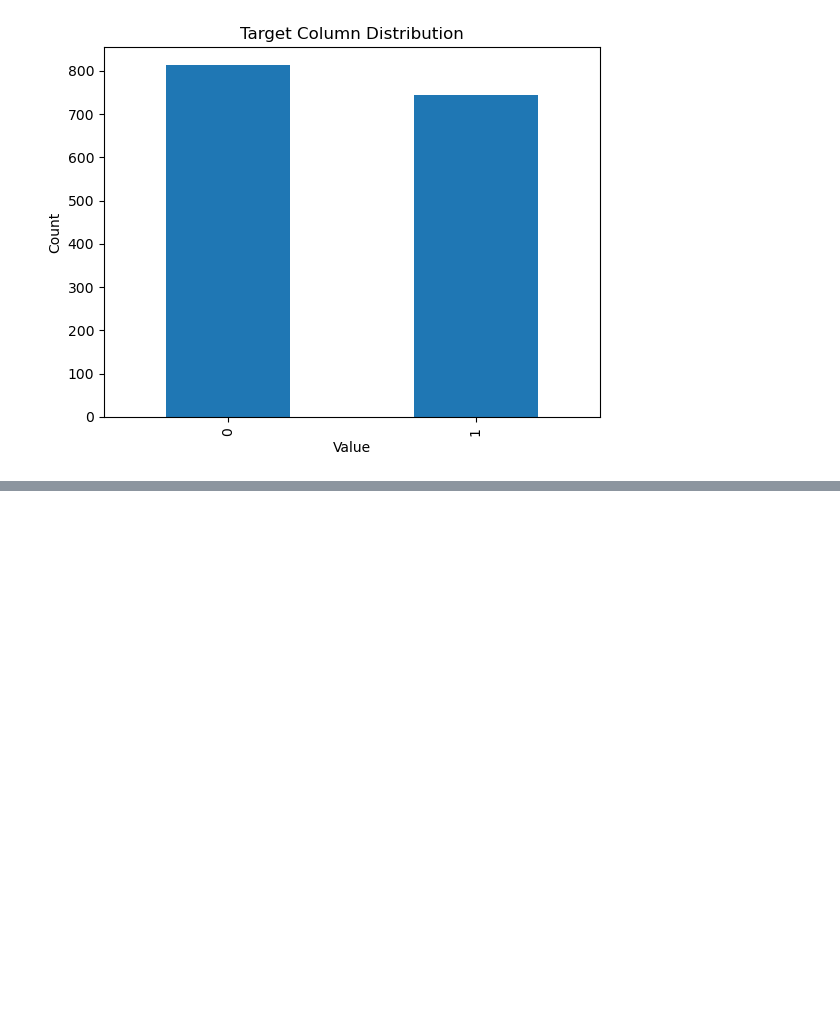
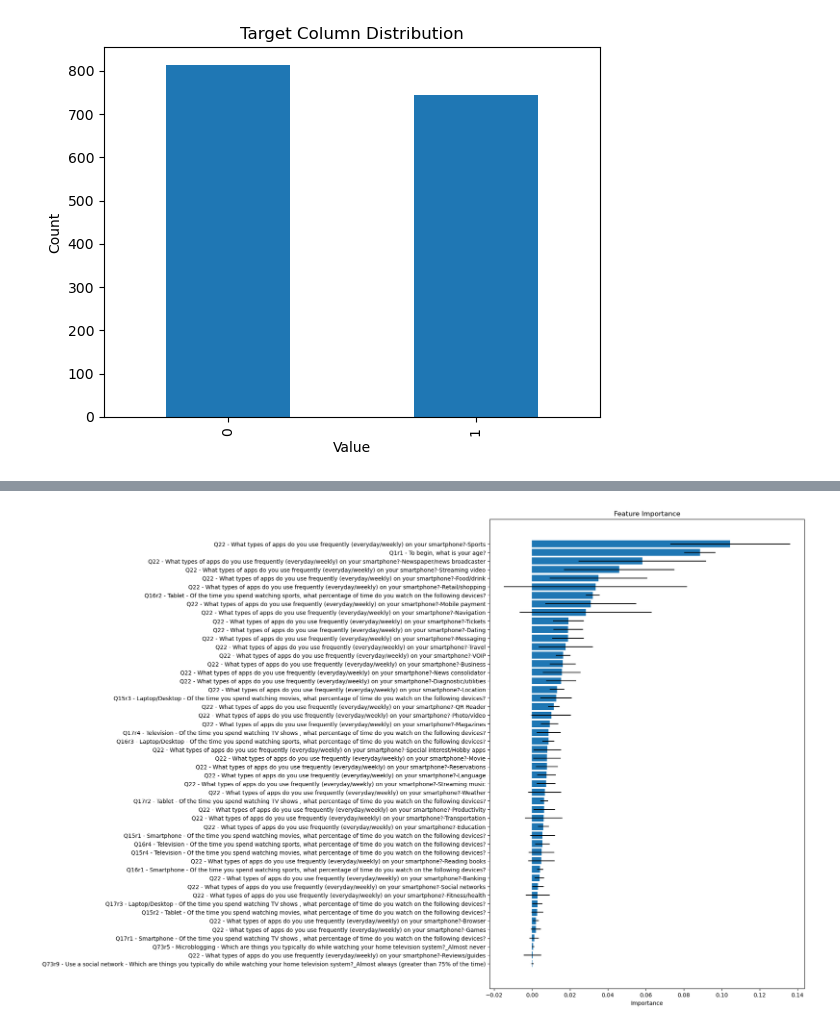
Before and after one commit to maskegger/Deloitte-Survey-Analysis, a Jupyter notebook: Model Training and Evaluation.ipynb, the cells around one changed output, grey strips where cells are left out. Drawn from its saved outputs; the diff is of its cells as text; code cells hidden in the pictures; blank space fills up the shorter version.

```diff
--- a/Model Training and Evaluation.ipynb
+++ b/Model Training and Evaluation.ipynb
@@ -181,14 +199,16 @@ feature_importance = sorted(zip(X.columns, mean_importance, std_importance),
                             key=lambda x: x[1], reverse=True)
 # %%
 # Get feature names and importance scores
-features = [f[0] for f in feature_importance[:20]]
-importance = [f[1] for f in feature_importance[:20]]
-std = [f[2] for f in feature_importance[:20]]
+features = [f[0] for f in feature_importance[:50]]
+importance = [f[1] for f in feature_importance[:50]]
+std = [f[2] for f in feature_importance[:50]]
 
 # Plot feature importance as a horizontal bar chart
 fig, ax = plt.subplots(figsize=(10,15))
 ax.barh(features, importance, xerr=std, align='center')
 ax.set_xlabel('Importance')
 ax.set_title('Feature Importance')
 plt.gca().invert_yaxis()
 plt.show()
+# %% [output]
+[figure, added]
```
Also changed, not shown: parts of 3 cells of this notebook, 1 other file.
